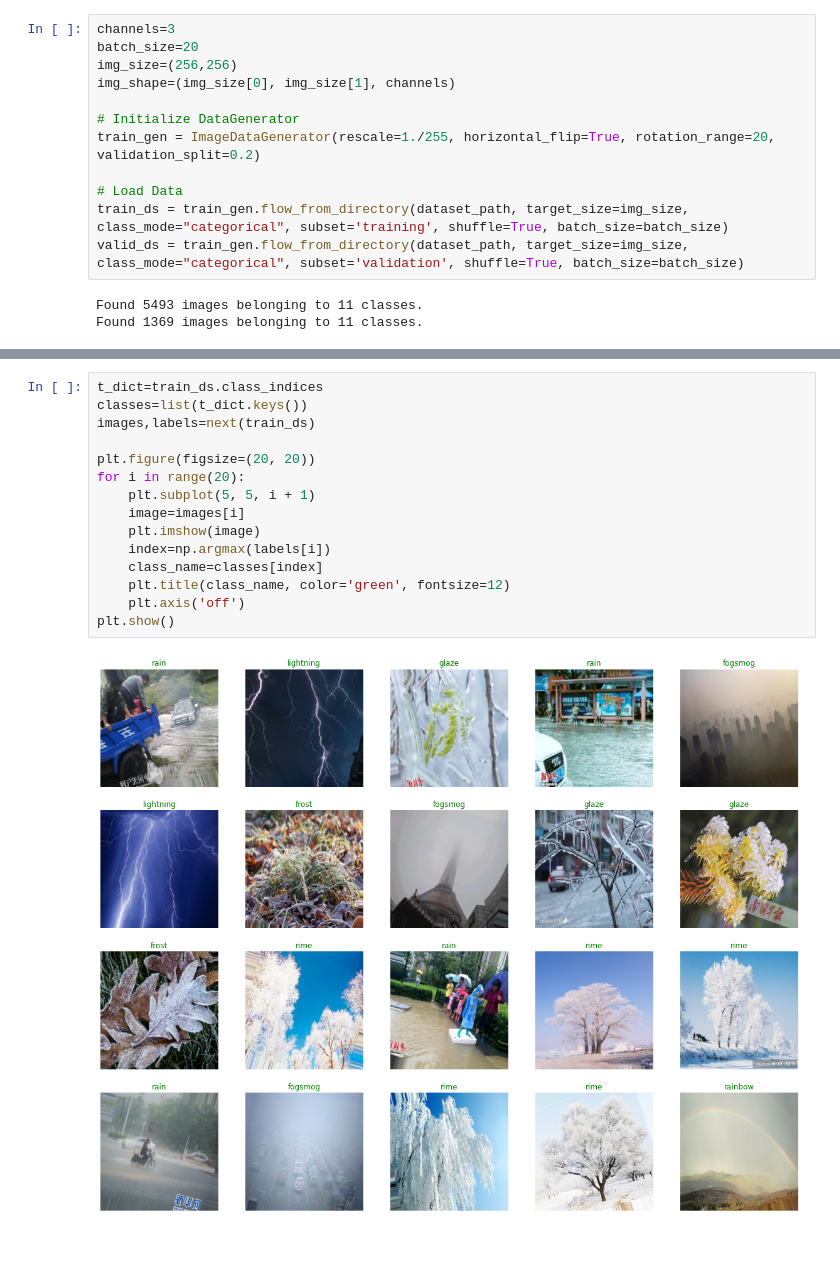
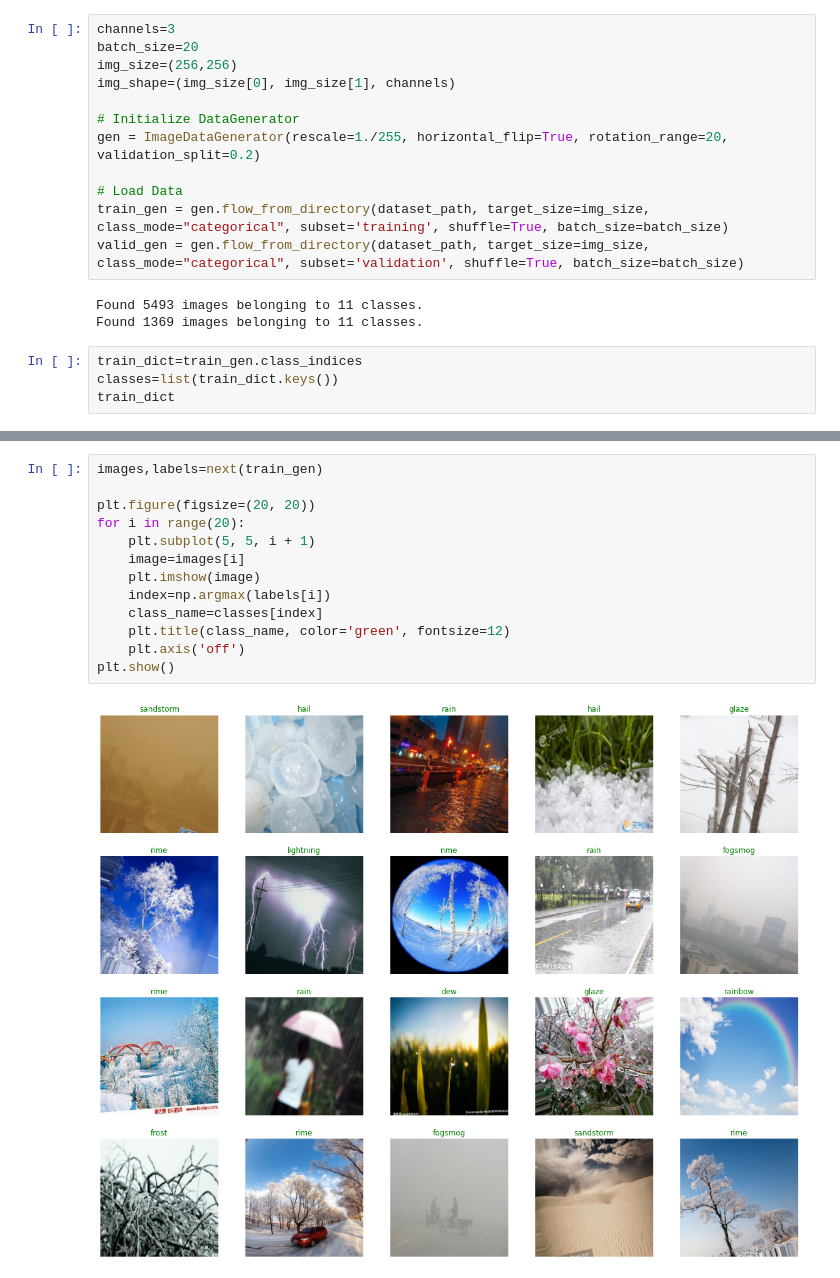
Before and after one commit to ahmedidrissi/weather-prediction-deeplearning, a Jupyter notebook: weather-prediction.ipynb, the cells around one changed output, grey strips where cells are left out. Drawn from its saved outputs; the diff is of its cells as text; blank space fills up the shorter version.

```diff
--- a/weather-prediction.ipynb
+++ b/weather-prediction.ipynb
@@ -56,11 +62,15 @@ img_size=(256,256)
 img_shape=(img_size[0], img_size[1], channels)
 
 # Initialize DataGenerator
-train_gen = ImageDataGenerator(rescale=1./255, horizontal_flip=True, rotation_range=20, validation_split=0.2)
+gen = ImageDataGenerator(rescale=1./255, horizontal_flip=True, rotation_range=20, validation_split=0.2)
 
 # Load Data
-train_ds = train_gen.flow_from_directory(dataset_path, target_size=img_size, class_mode="categorical", subset='training', shuffle=True, batch_size=batch_size)
-valid_ds = train_gen.flow_from_directory(dataset_path, target_size=img_size, class_mode="categorical", subset='validation', shuffle=True, batch_size=batch_size)
+train_gen = gen.flow_from_directory(dataset_path, target_size=img_size, class_mode="categorical", subset='training', shuffle=True, batch_size=batch_size)
+valid_gen = gen.flow_from_directory(dataset_path, target_size=img_size, class_mode="categorical", subset='validation', shuffle=True, batch_size=batch_size)
 # %% [output]
 Found 5493 images belonging to 11 classes.
 Found 1369 images belonging to 11 classes.
+# %%
+train_dict=train_gen.class_indices
+classes=list(train_dict.keys())
+train_dict
@@ -67,17 +91,15 @@ Found 1369 images belonging to 11 classes.
 # %%
-t_dict=train_ds.class_indices
-classes=list(t_dict.keys())
-images,labels=next(train_ds)
+images,labels=next(train_gen)
 
 plt.figure(figsize=(20, 20))
 for i in range(20):
     plt.subplot(5, 5, i + 1)
     image=images[i]
     plt.imshow(image)
     index=np.argmax(labels[i])
     class_name=classes[index]
     plt.title(class_name, color='green', fontsize=12)
     plt.axis('off')
 plt.show()
 # %% [output]
-[figure, old version]
+[figure, new version]
```
Also changed, not shown: parts of 16 cells of this notebook.
